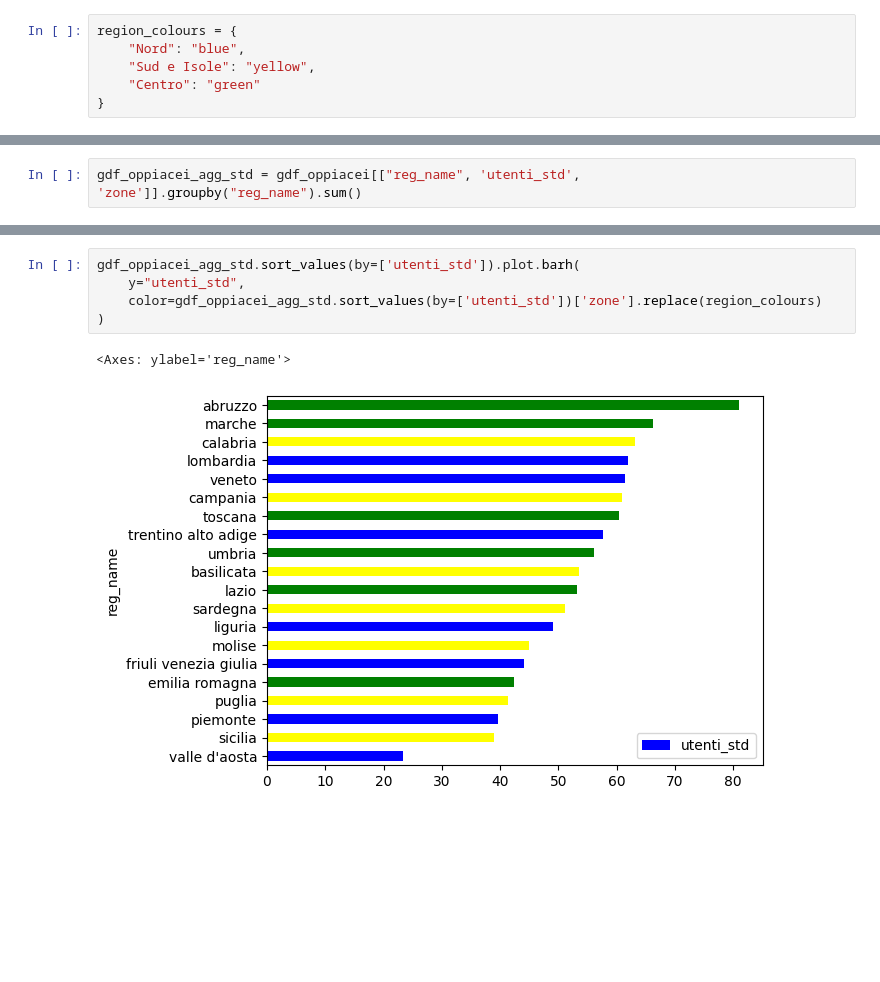
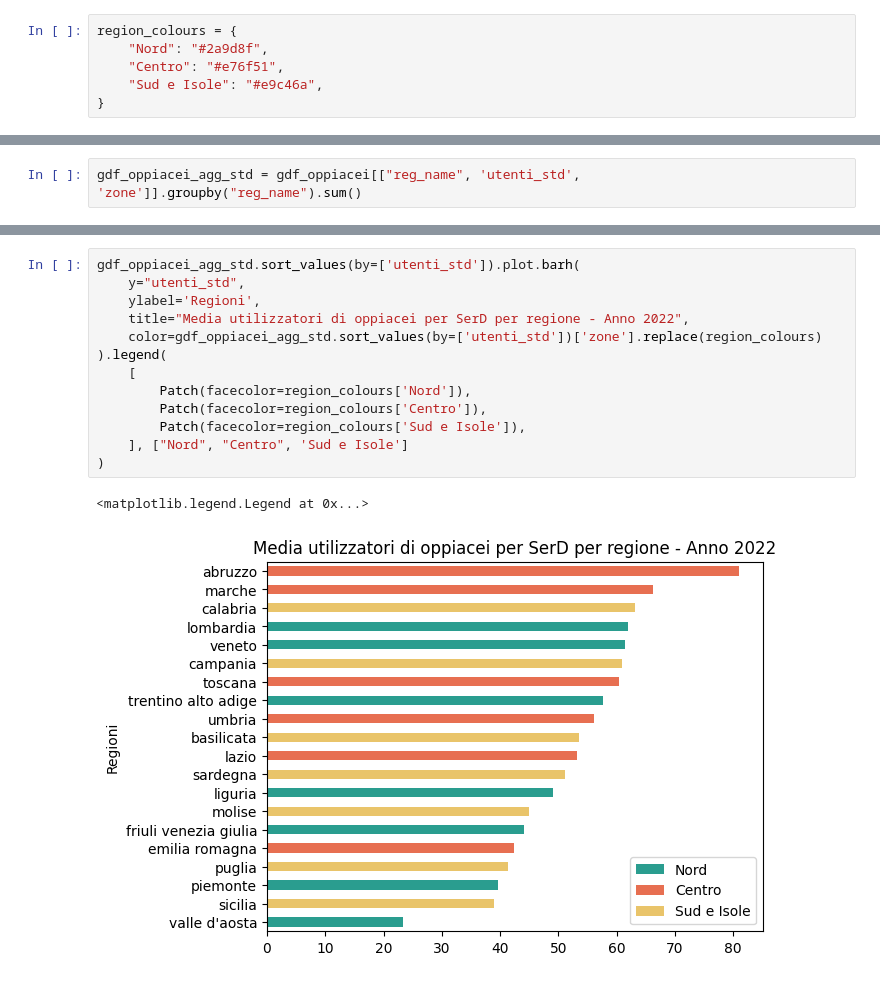
Before and after one commit to armandoschianodicola/italy-stats, a Jupyter notebook: 001/main.ipynb, the cells around one changed output, grey strips where cells are left out. Drawn from its saved outputs; the diff is of its cells as text; blank space fills up the shorter version.

```diff
--- a/001/main.ipynb
+++ b/001/main.ipynb
@@ -246,8 +247,8 @@ gdf_oppiacei
 gdf_oppiacei_agg = gdf_oppiacei[["reg_name", 'utenti_sum', 'zone']].groupby("reg_name").sum()
 # %%
 region_colours = {
-    "Nord": "blue",
-    "Sud e Isole": "yellow",
-    "Centro": "green"
+    "Nord": "#2a9d8f",
+    "Centro": "#e76f51",
+    "Sud e Isole": "#e9c46a",
 }
 # %%
@@ -293,11 +301,19 @@ Name: zone, dtype: object
 # %%
 gdf_oppiacei_agg_std.sort_values(by=['utenti_std']).plot.barh(
     y="utenti_std",
+    ylabel='Regioni',
+    title="Media utilizzatori di oppiacei per SerD per regione - Anno 2022",
     color=gdf_oppiacei_agg_std.sort_values(by=['utenti_std'])['zone'].replace(region_colours)
+).legend(
+    [
+        Patch(facecolor=region_colours['Nord']),
+        Patch(facecolor=region_colours['Centro']),
+        Patch(facecolor=region_colours['Sud e Isole']),
+    ], ["Nord", "Centro", 'Sud e Isole']
 )
 # %% [output]
-<Axes: ylabel='reg_name'>
+<matplotlib.legend.Legend at 0x...>
-[figure, old version]
+[figure, new version]
 # %%
 plot_oppiacei = gdf_oppiacei.plot(
     column="utenti_std",
```
Also changed, not shown: parts of 4 cells of this notebook.
